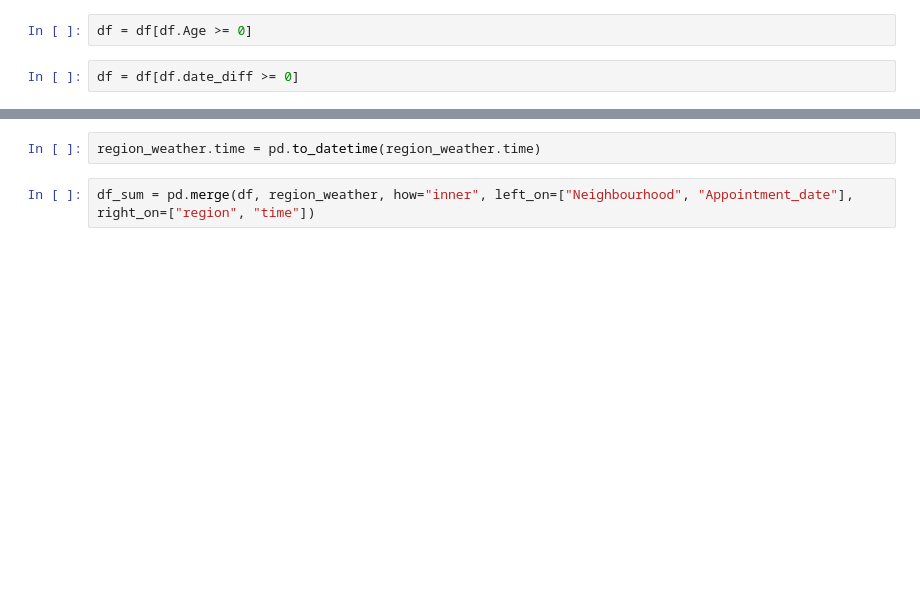
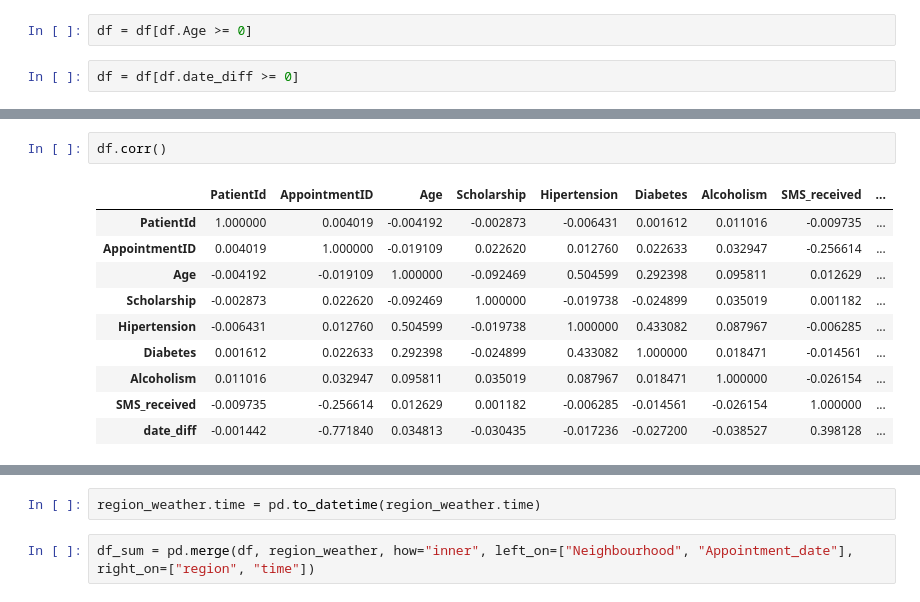
Before and after one commit to p829911/Classification_project, a Jupyter notebook: EDA_hsw.ipynb, the cells around one changed output, grey strips where cells are left out. Cells and saved outputs as stored; diff of their text form; blank space fills up the shorter version.

```diff
--- a/EDA_hsw.ipynb
+++ b/EDA_hsw.ipynb
@@ -88,3 +66,16 @@ df.tail()
 | 110524 | 1.557663e+13 | 5630692 | F | 2016-04-27T16:03:52Z | 2016-06-07T00:00:00Z | 21 | MARIA ORTIZ | 0 | ... |
 | 110525 | 9.213493e+13 | 5630323 | F | 2016-04-27T15:09:23Z | 2016-06-07T00:00:00Z | 38 | MARIA ORTIZ | 0 | ... |
 | 110526 | 3.775115e+14 | 5629448 | F | 2016-04-27T13:30:56Z | 2016-06-07T00:00:00Z | 54 | MARIA ORTIZ | 0 | ... |
+# %%
+df.corr()
+# %% [output]
+|  | PatientId | AppointmentID | Age | Scholarship | Hipertension | Diabetes | Alcoholism | SMS_received | ... |
+| PatientId | 1.000000 | 0.004019 | -0.004192 | -0.002873 | -0.006431 | 0.001612 | 0.011016 | -0.009735 | ... |
+| AppointmentID | 0.004019 | 1.000000 | -0.019109 | 0.022620 | 0.012760 | 0.022633 | 0.032947 | -0.256614 | ... |
+| Age | -0.004192 | -0.019109 | 1.000000 | -0.092469 | 0.504599 | 0.292398 | 0.095811 | 0.012629 | ... |
+| Scholarship | -0.002873 | 0.022620 | -0.092469 | 1.000000 | -0.019738 | -0.024899 | 0.035019 | 0.001182 | ... |
+| Hipertension | -0.006431 | 0.012760 | 0.504599 | -0.019738 | 1.000000 | 0.433082 | 0.087967 | -0.006285 | ... |
+| Diabetes | 0.001612 | 0.022633 | 0.292398 | -0.024899 | 0.433082 | 1.000000 | 0.018471 | -0.014561 | ... |
+| Alcoholism | 0.011016 | 0.032947 | 0.095811 | 0.035019 | 0.087967 | 0.018471 | 1.000000 | -0.026154 | ... |
+| SMS_received | -0.009735 | -0.256614 | 0.012629 | 0.001182 | -0.006285 | -0.014561 | -0.026154 | 1.000000 | ... |
+| date_diff | -0.001442 | -0.771840 | 0.034813 | -0.030435 | -0.017236 | -0.027200 | -0.038527 | 0.398128 | ... |
```
Also changed, not shown: parts of 234 cells of this notebook, 1 other file.
